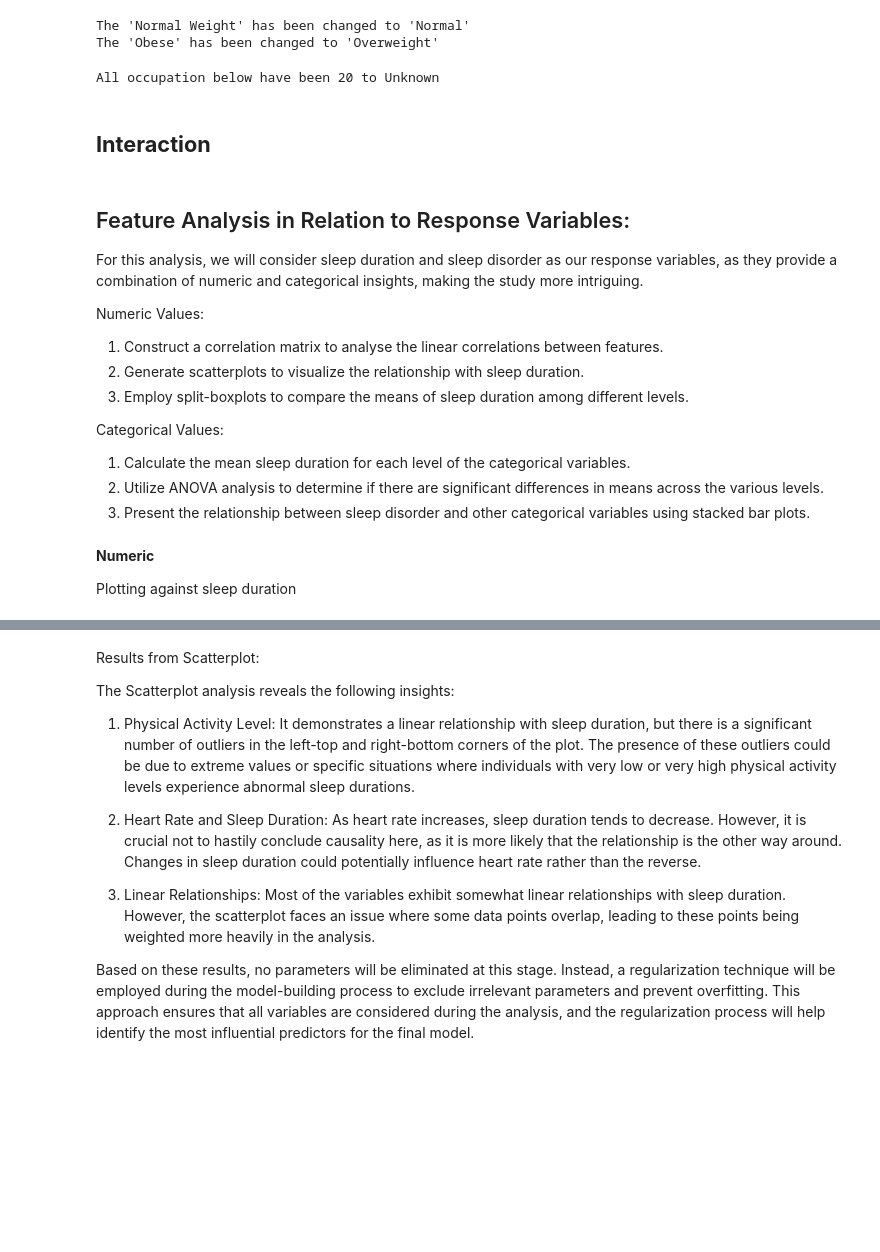
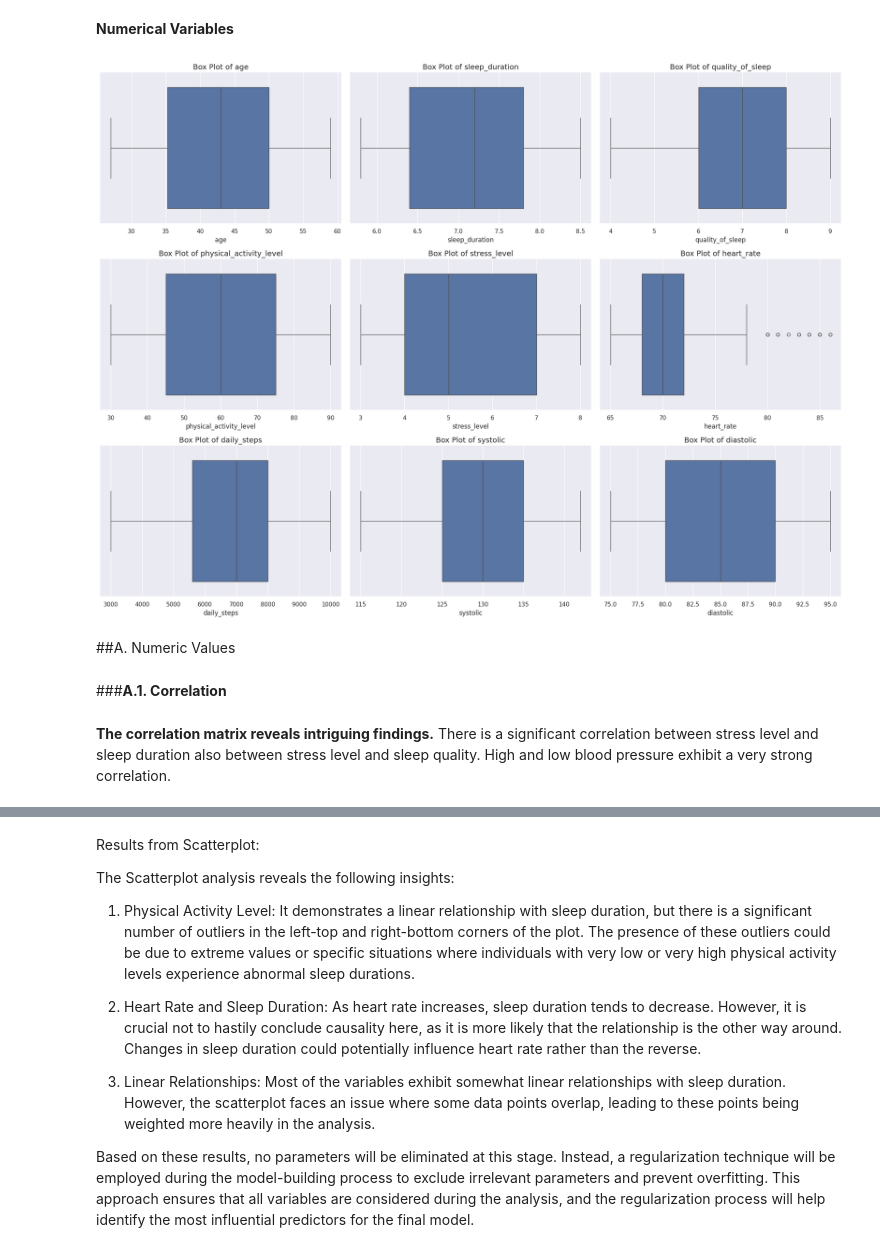
Before and after one commit to MsAnalyst/StatisticsforBusinessFP, a Jupyter notebook: Statistics_for_Business_Final_Project_Sleep_Disorder_(Dewi_I4Zs).ipynb, the cells around one changed output, grey strips where cells are left out. Saved outputs shown, nothing was run; the diff lists cells and outputs as text; code cells hidden in the pictures; blank space fills up the shorter version.

```diff
--- a/Statistics_for_Business_Final_Project_Sleep_Disorder_(Dewi_I4Zs).ipynb
+++ b/Statistics_for_Business_Final_Project_Sleep_Disorder_(Dewi_I4Zs).ipynb
@@ -255,0 +158,5 @@ Visualization of each feature is carried out to see their distributions.
+# %%
+# Check the number of unique values in each column
+print ("Unique values in each column are:")
+for col in df.columns:
+    print(col, df[col].nunique())
@@ -315,49 +341,28 @@ plt.show()
-# %%
-# Change the Normal weight to Normal
-
-df.loc[df["BMI Category"] == "Normal Weight", "BMI Category"] = "Normal"
-df.loc[df["BMI Category"] == "Obese", "BMI Category"] = "Overweight"
-
-print("The 'Normal Weight' has been changed to 'Normal'")
-print("The 'Obese' has been changed to 'Overweight'")
-# %% [output]
-The 'Normal Weight' has been changed to 'Normal'
-The 'Obese' has been changed to 'Overweight'
-# %%
-# Simplify the occupation
-
-cut_off = 20
-new_label = "Unknown"
-
-# Get the value counts
-count_data = df["Occupation"].value_counts()
-to_replace = count_data[count_data < cut_off].index
-
-# Replace the labels
-df["Occupation"] = df["Occupation"].replace(to_replace, new_label)
-
-print(f"All occupation below have been {cut_off} to {new_label}")
-# %% [output]
-All occupation below have been 20 to Unknown
-# %% [markdown]
-## **Interaction**
-# %% [markdown]
-## Feature Analysis in Relation to Response Variables:
-
-For this analysis, we will consider sleep duration and sleep disorder as our response variables, as they provide a combination of numeric and categorical insights, making the study more intriguing.
-
-Numeric Values:
-
-1. Construct a correlation matrix to analyse the linear correlations between features.
-2. Generate scatterplots to visualize the relationship with sleep duration.
-3. Employ split-boxplots to compare the means of sleep duration among different levels.
-
-Categorical Values:
-1. Calculate the mean sleep duration for each level of the categorical variables.
-2. Utilize ANOVA analysis to determine if there are significant differences in means across the various levels.
-3. Present the relationship between sleep disorder and other categorical variables using stacked bar plots.
-# %% [markdown]
-**Numeric**
-
-Plotting against sleep duration
+# %% [markdown]
+**Numerical Variables**
+# %%
+# List of key numerical variables
+num_vars = df.select_dtypes(include=['int64', 'float64']).columns.tolist()
+
+fig, axes = plt.subplots(nrows=3, ncols=3, figsize=(20, 15))
+
+for i, var in enumerate(num_vars):
+    row = i // 3
+    col = i % 3
+    sns.boxplot(x=df[var], ax=axes[row, col])
+    axes[row, col].set_title(f'Box Plot of {var}', fontsize=14)
+    axes[row, col].set_xlabel(var, fontsize=12)
+
+plt.tight_layout()
+plt.show()
+# %% [output]
+[figure, added]
+# %% [markdown]
+##A. Numeric Values
+# %% [markdown]
+###**A.1. Correlation**
+# %% [markdown]
+**The correlation matrix reveals intriguing findings.**
+There is a significant correlation between stress level and sleep duration also between stress level and sleep quality.
+High and low blood pressure exhibit a very strong correlation.
 # %%
```
Also changed, not shown: parts of 142 cells of this notebook.
